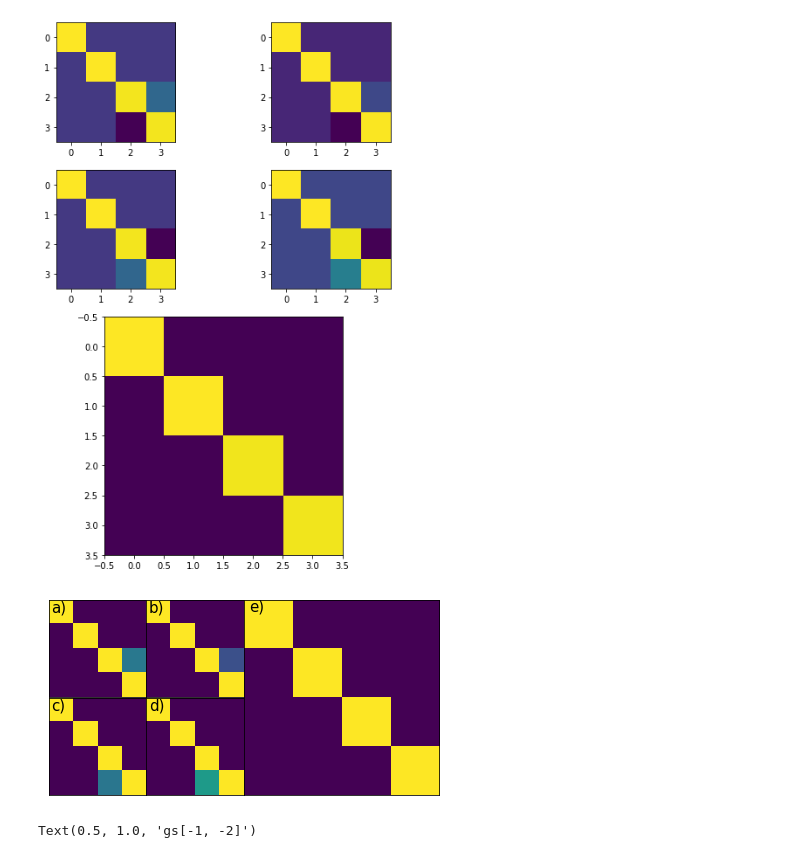
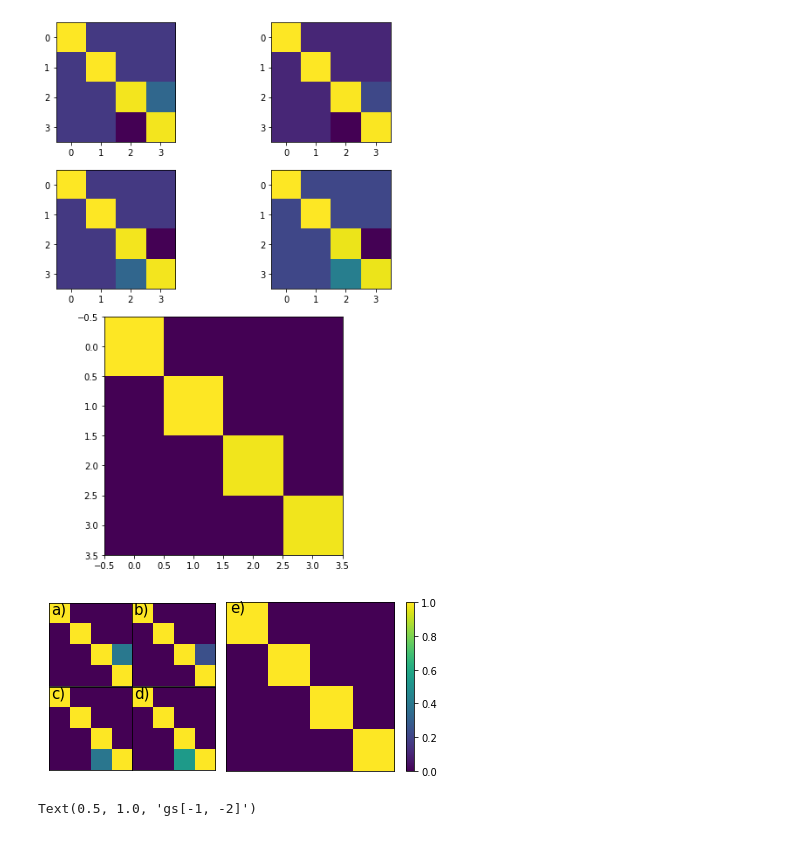
Before and after one commit to ampolloreno/decorrelating_errors, a Jupyter notebook: data/one_qubit_numeric/Regenerating Probabilities from Experiment.ipynb, the cells around one changed output. Drawn from its saved outputs; the diff is of its cells as text; code cells hidden in the pictures.

Commit message:
rough plots, and i've addressed all the points. but i think it finally has everything we want.

```diff
--- a/data/one_qubit_numeric/Regenerating Probabilities from Experiment.ipynb
+++ b/data/one_qubit_numeric/Regenerating Probabilities from Experiment.ipynb
@@ -119,8 +119,8 @@ import matplotlib.gridspec as gridspec
 
 sops = []
 
-fig = plt.figure(figsize=(7,3.6), )
-gs = gridspec.GridSpec(nrows=2, ncols=3, height_ratios=[1,1], width_ratios=[1,1,2])
+fig = plt.figure(figsize=(7,3.1), )
+gs = gridspec.GridSpec(nrows=2, ncols=3, height_ratios=[1,1], width_ratios=[1,1,2.69])
 gs.update(wspace=0, hspace=0)
 ax0 = fig.add_subplot(gs[0, 0])
 
@@ -133,35 +133,38 @@ ax3 = fig.add_subplot(gs[1, 1])
 ax4 = fig.add_subplot(gs[:, 2:])
 axes = [ax0,ax1,ax2,ax3]
 
 
 for i, scale in enumerate(scales):
     unitary = expm(-1.j * scale * np.pi/2 * x)
     error =  np.conj(unitary.T).dot(x)
     #plt.subplot(subplots[i])
     ax = axes[i]
     ax.imshow(sop_to_ptm(error),vmin=0, vmax=1)
     ax.get_xaxis().set_ticks([])
     ax.get_yaxis().set_ticks([])
     sops.append(error)
 
 def get_axis_limits(ax):
     return ax.get_xlim()[0]+.1, ax.get_ylim()[1]*0
 ax0.annotate('a)', xy=get_axis_limits(ax0), c='k',size=15)
 ax1.annotate('b)', xy=get_axis_limits(ax1), c='k',size=15)
 ax2.annotate('c)', xy=get_axis_limits(ax2), c='k',size=15)
 ax3.annotate('d)', xy=get_axis_limits(ax3), c='k',size=15)
 
 ax4.annotate('e)', xy=(ax.get_xlim()[0]+.1, ax.get_ylim()[1]*.55), c='k',size=15)
 avg = np.zeros((4,4))
 for i, sop in enumerate(sops):
     avg += res[i].tolist()[0][0] * sop_to_ptm(sop)
 ax4.imshow(avg, vmin=0, vmax=1)
 ax4.get_xaxis().set_ticks([])
 ax4.get_yaxis().set_ticks([])
-
+for PCM in ax.get_children():
+    if type(PCM) == matplotlib.image.AxesImage: break
+plt.colorbar(PCM,ax=ax4)
+#plt.tight_layout()
 plt.savefig("experimental-ptm.png", dpi=100)
 # %% [output]
-[figure, old version]
+[figure, new version]
 # %%
 fig3 = plt.figure(constrained_layout=True)
 gs = fig3.add_gridspec(3, 3)
```
Also changed, not shown: 14 other files.
